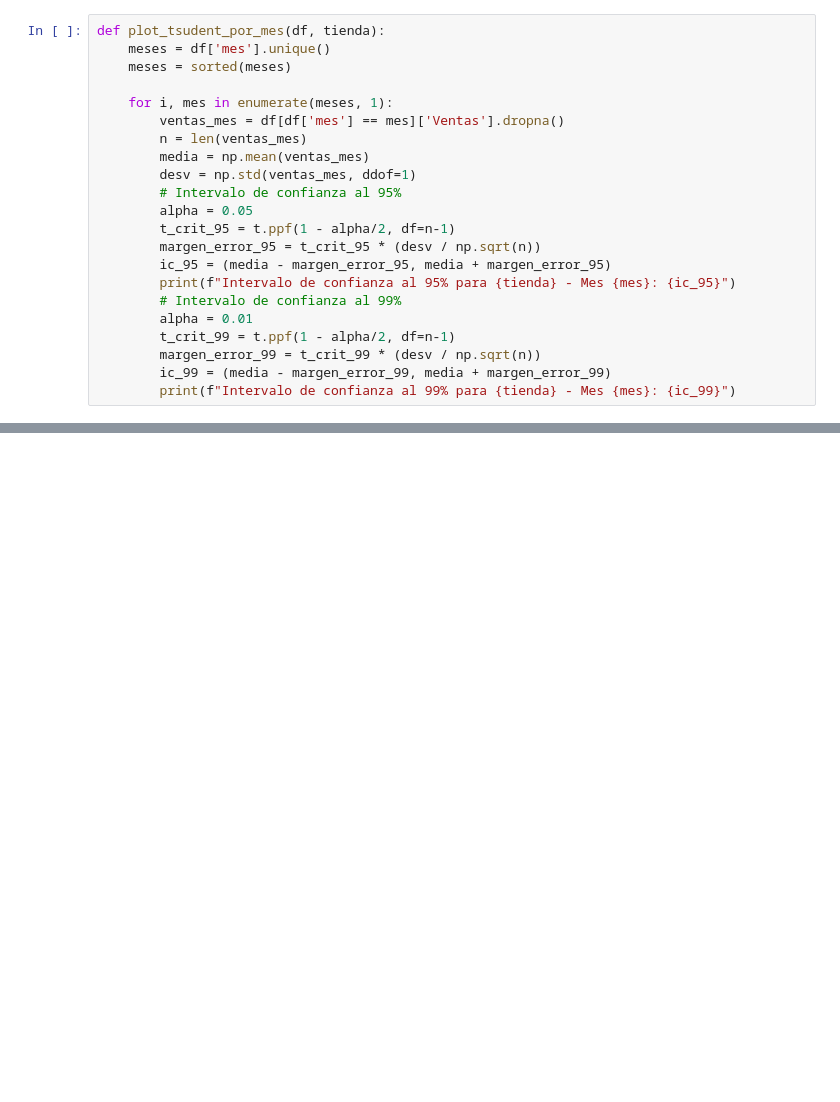
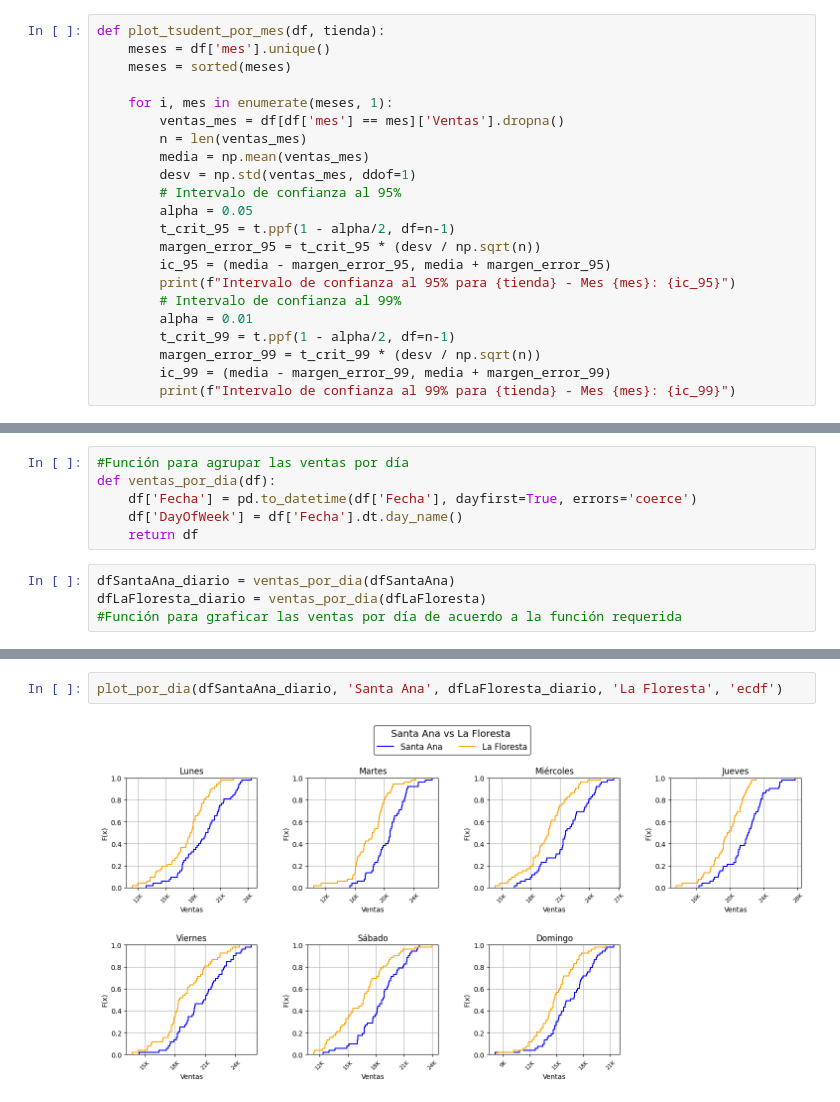
Before and after one commit to martinbrocca/CEIA-PEIA, a Jupyter notebook: TP3/TP3.ipynb, the cells around one changed output, grey strips where cells are left out. Drawn from its saved outputs; the diff is of its cells as text; blank space fills up the shorter version.

```diff
--- a/TP3/TP3.ipynb
+++ b/TP3/TP3.ipynb
@@ -192,0 +273,10 @@ Intervalo de confianza al 99% para Santa Ana - Mes 12: (np.float64(17832.6727568
+# %%
+#Función para agrupar las ventas por día
+def ventas_por_dia(df):
+    df['Fecha'] = pd.to_datetime(df['Fecha'], dayfirst=True, errors='coerce')
+    df['DayOfWeek'] = df['Fecha'].dt.day_name()
+    return df
+# %%
+dfSantaAna_diario = ventas_por_dia(dfSantaAna)
+dfLaFloresta_diario = ventas_por_dia(dfLaFloresta)
+#Función para graficar las ventas por día de acuerdo a la función requerida
@@ -192,0 +370,4 @@ Intervalo de confianza al 99% para Santa Ana - Mes 12: (np.float64(17832.6727568
+# %%
+plot_por_dia(dfSantaAna_diario, 'Santa Ana', dfLaFloresta_diario, 'La Floresta', 'ecdf')
+# %% [output]
+[figure, added]
```
Also changed, not shown: parts of 18 cells of this notebook, 2 other files.
